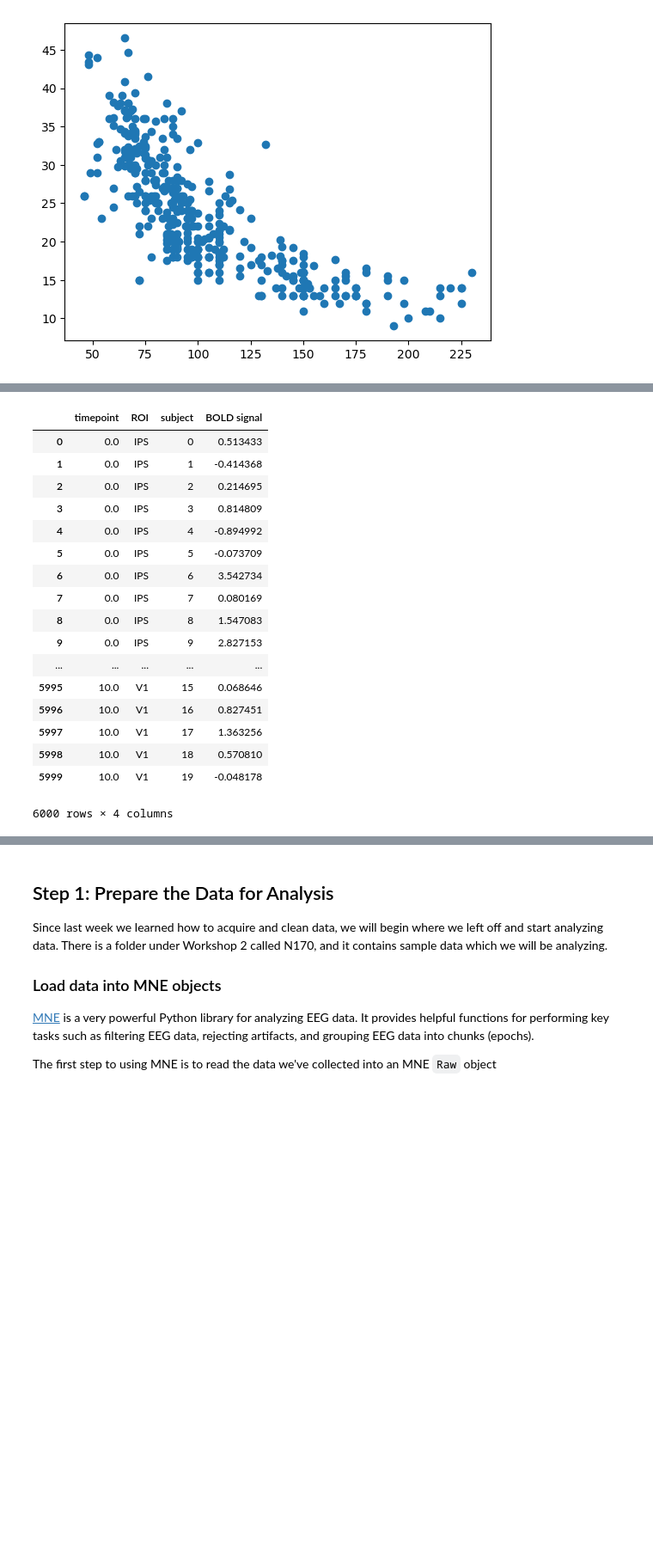
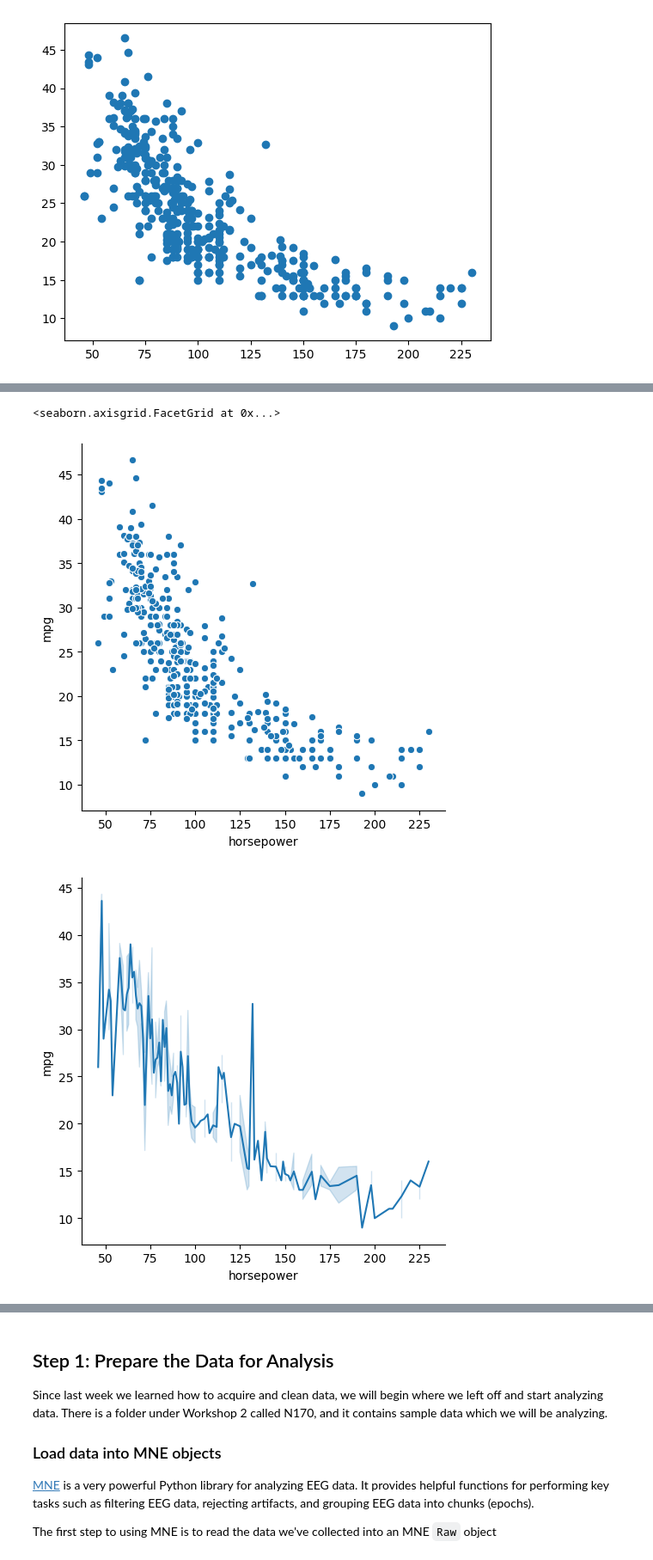
Before and after one commit to neurotech-berkeley/muse-workshops, a Jupyter notebook: Workshops/Workshop 2/W2 Data Visualization.ipynb, the cells around one changed output, grey strips where cells are left out. Shown at 86% size. Saved outputs shown, nothing was run; the diff lists cells and outputs as text; code cells hidden in the pictures; blank space fills up the shorter version.

Commit message:
finished data visual

```diff
--- a/Workshops/Workshop 2/W2 Data Visualization.ipynb
+++ b/Workshops/Workshop 2/W2 Data Visualization.ipynb
@@ -128,21 +122,9 @@ fmri = sns.load_dataset("gammas")
-# %%
-fmri
-# %% [output]
-|  | timepoint | ROI | subject | BOLD signal |
-| 0 | 0.0 | IPS | 0 | 0.513433 |
-| 1 | 0.0 | IPS | 1 | -0.414368 |
-| 2 | 0.0 | IPS | 2 | 0.214695 |
-| 3 | 0.0 | IPS | 3 | 0.814809 |
-| 4 | 0.0 | IPS | 4 | -0.894992 |
-| 5 | 0.0 | IPS | 5 | -0.073709 |
-| 6 | 0.0 | IPS | 6 | 3.542734 |
-| 7 | 0.0 | IPS | 7 | 0.080169 |
-| 8 | 0.0 | IPS | 8 | 1.547083 |
-| 9 | 0.0 | IPS | 9 | 2.827153 |
-| ... | ... | ... | ... | ... |
-| 5995 | 10.0 | V1 | 15 | 0.068646 |
-| 5996 | 10.0 | V1 | 16 | 0.827451 |
-| 5997 | 10.0 | V1 | 17 | 1.363256 |
-| 5998 | 10.0 | V1 | 18 | 0.570810 |
-| 5999 | 10.0 | V1 | 19 | -0.048178 |
-6000 rows × 4 columns
+# %%
+#Now lets see how nice this looks with seaborn
+sns.relplot(x = 'horsepower',y = 'mpg',data = mpg)
+sns.relplot(x = 'horsepower',y = 'mpg',data = mpg, kind = 'line')  #the line parmeter changes it to a lineplot with confidence interval!
+#notice that already it looks cleaner, and the syntax is much nicer and intuitive
+# %% [output]
+<seaborn.axisgrid.FacetGrid at 0x...>
+[figure, added]
+[figure, added]
```
Also changed, not shown: parts of 14 cells of this notebook, 2 other files.
